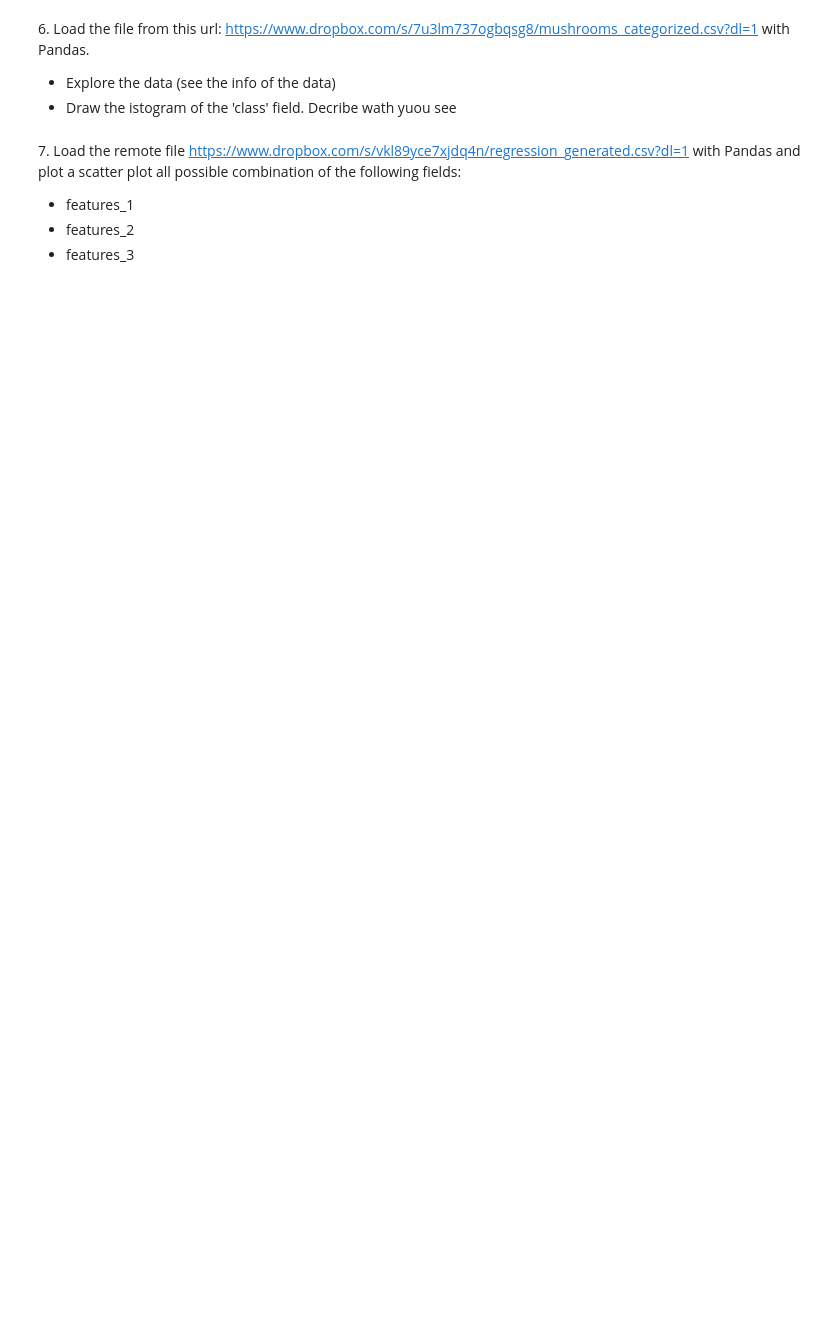
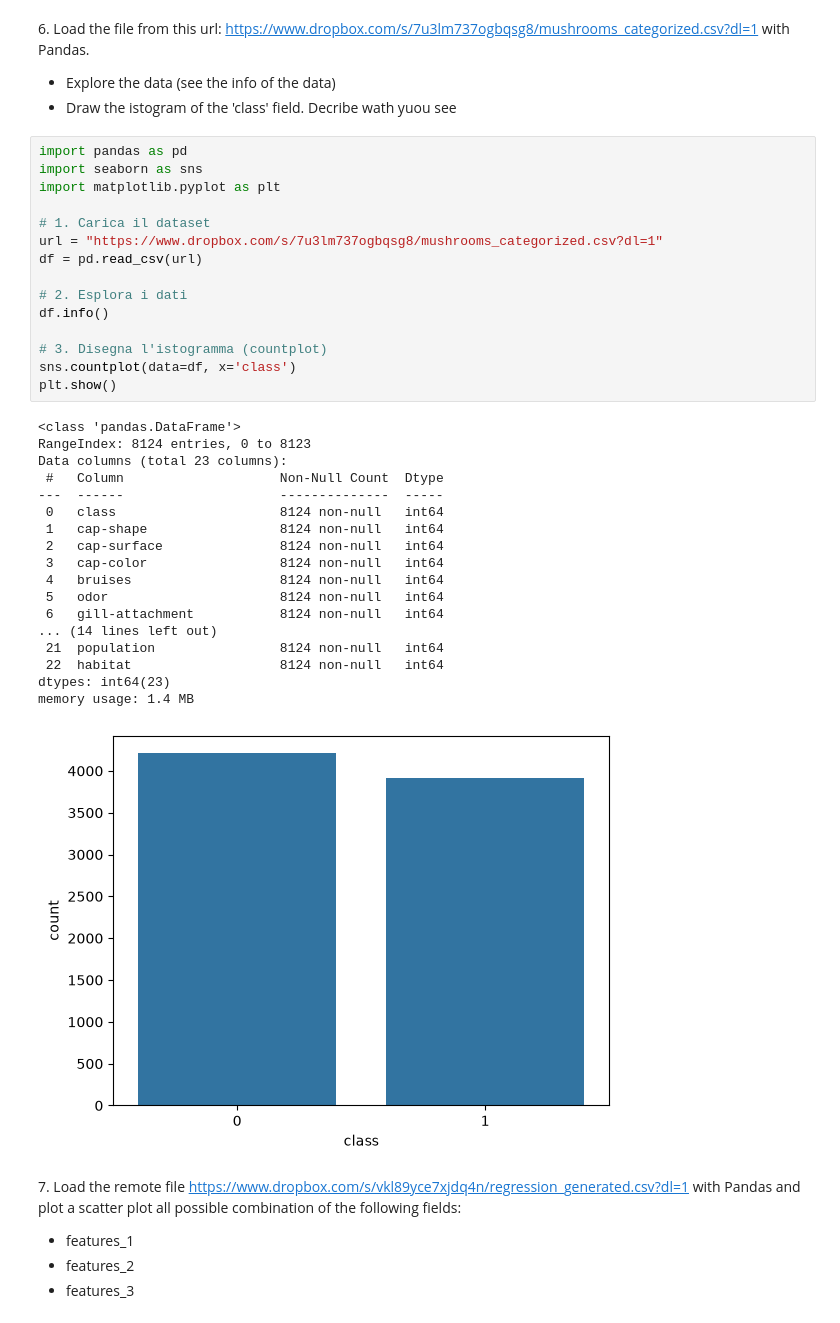
Before and after one commit to EliaLibera/LaboratoryOfComputationalPhysics_Y9, a Jupyter notebook: sett 5/05ex_OSEMN.ipynb, the cells around one changed output. Drawn from its saved outputs; the diff is of its cells as text; blank space fills up the shorter version.

```diff
--- a/sett 5/05ex_OSEMN.ipynb
+++ b/sett 5/05ex_OSEMN.ipynb
@@ -142,6 +150,40 @@ FileNotFoundError: [Errno 2] No such file or directory: 'credit_card.dat'
 6\. Load the file from this url: [https://www.dropbox.com/s/7u3lm737ogbqsg8/mushrooms_categorized.csv?dl=1](https://www.dropbox.com/s/7u3lm737ogbqsg8/mushrooms_categorized.csv?dl=1) with Pandas.
 + Explore the data (see the info of the data)
 + Draw the istogram of the 'class' field. Decribe wath yuou see
+# %%
+import pandas as pd
+import seaborn as sns
+import matplotlib.pyplot as plt
+
+# 1. Carica il dataset
+url = "https://www.dropbox.com/s/7u3lm737ogbqsg8/mushrooms_categorized.csv?dl=1"
+df = pd.read_csv(url)
+
+# 2. Esplora i dati
+df.info()
+
+# 3. Disegna l'istogramma (countplot)
+sns.countplot(data=df, x='class')
+plt.show()
+# %% [output]
+<class 'pandas.DataFrame'>
+RangeIndex: 8124 entries, 0 to 8123
+Data columns (total 23 columns):
+ #   Column                    Non-Null Count  Dtype
+---  ------                    --------------  -----
+ 0   class                     8124 non-null   int64
+ 1   cap-shape                 8124 non-null   int64
+ 2   cap-surface               8124 non-null   int64
+ 3   cap-color                 8124 non-null   int64
+ 4   bruises                   8124 non-null   int64
+ 5   odor                      8124 non-null   int64
+ 6   gill-attachment           8124 non-null   int64
+... (14 lines left out)
+ 21  population                8124 non-null   int64
+ 22  habitat                   8124 non-null   int64
+dtypes: int64(23)
+memory usage: 1.4 MB
+[figure, added]
 # %% [markdown]
 7\. Load the remote file [https://www.dropbox.com/s/vkl89yce7xjdq4n/regression_generated.csv?dl=1](https://www.dropbox.com/s/vkl89yce7xjdq4n/regression_generated.csv?dl=1) with Pandas and plot a scatter plot all possible combination of the following fields:
 
```
Also changed, not shown: parts of 16 cells of this notebook, 13 other files.
